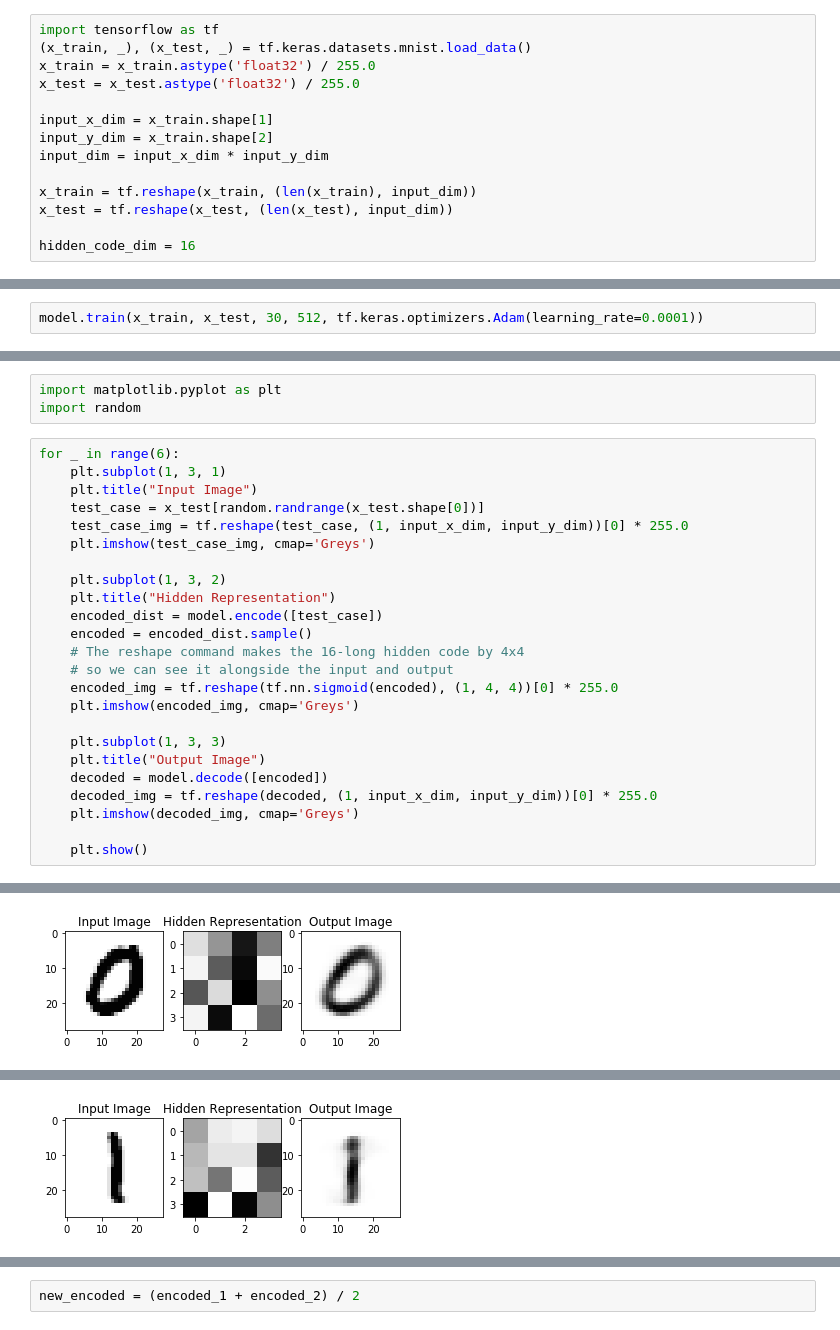
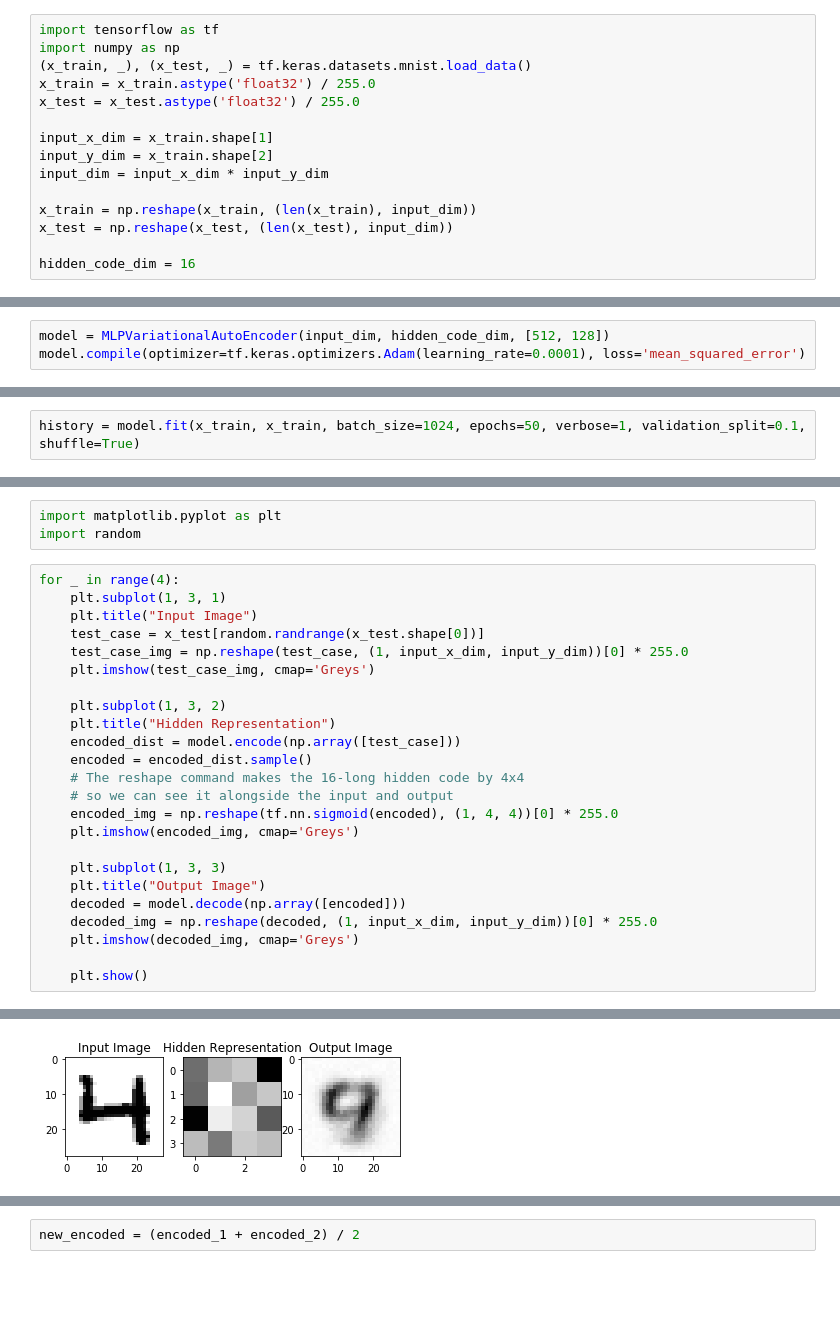
Before and after one commit to max-nathaniel-paul-comps/code-retrieval-and-summarization, a Jupyter notebook: tensorflow_examples/variational_auto_encoder/image_vae_playground.ipynb, the cells around one changed output, grey strips where cells are left out. Saved outputs shown, nothing was run; the diff lists cells and outputs as text; blank space fills up the shorter version.

```diff
--- a/tensorflow_examples/variational_auto_encoder/image_vae_playground.ipynb
+++ b/tensorflow_examples/variational_auto_encoder/image_vae_playground.ipynb
@@ -1,5 +1,6 @@
 # %%
 import tensorflow as tf
+import numpy as np
 (x_train, _), (x_test, _) = tf.keras.datasets.mnist.load_data()
 x_train = x_train.astype('float32') / 255.0
 x_test = x_test.astype('float32') / 255.0
@@ -8,8 +9,8 @@ input_x_dim = x_train.shape[1]
 input_y_dim = x_train.shape[2]
 input_dim = input_x_dim * input_y_dim
 
-x_train = tf.reshape(x_train, (len(x_train), input_dim))
-x_test = tf.reshape(x_test, (len(x_test), input_dim))
+x_train = np.reshape(x_train, (len(x_train), input_dim))
+x_test = np.reshape(x_test, (len(x_test), input_dim))
 
 hidden_code_dim = 16
 # %%
@@ -19,2 +18,3 @@ model = MLPVariationalAutoEncoder(input_dim, hidden_code_dim)
 # %%
-model.train(x_train, x_test, 30, 512, tf.keras.optimizers.Adam(learning_rate=0.0001))
+model = MLPVariationalAutoEncoder(input_dim, hidden_code_dim, [512, 128])
+model.compile(optimizer=tf.keras.optimizers.Adam(learning_rate=0.0001), loss='mean_squared_error')
@@ -38,0 +21,2 @@ Epoch 30 of 30 completed, training loss = 0.06153469905257225, validation loss =
+# %%
+history = model.fit(x_train, x_train, batch_size=1024, epochs=50, verbose=1, validation_split=0.1, shuffle=True)
@@ -40,26 +42,26 @@ Epoch 30 of 30 completed, training loss = 0.06153469905257225, validation loss =
 import matplotlib.pyplot as plt
 import random
 # %%
-for _ in range(6):
+for _ in range(4):
     plt.subplot(1, 3, 1)
     plt.title("Input Image")
     test_case = x_test[random.randrange(x_test.shape[0])]
-    test_case_img = tf.reshape(test_case, (1, input_x_dim, input_y_dim))[0] * 255.0
+    test_case_img = np.reshape(test_case, (1, input_x_dim, input_y_dim))[0] * 255.0
     plt.imshow(test_case_img, cmap='Greys')
 
     plt.subplot(1, 3, 2)
     plt.title("Hidden Representation")
-    encoded_dist = model.encode([test_case])
+    encoded_dist = model.encode(np.array([test_case]))
     encoded = encoded_dist.sample()
     # The reshape command makes the 16-long hidden code by 4x4
     # so we can see it alongside the input and output
-    encoded_img = tf.reshape(tf.nn.sigmoid(encoded), (1, 4, 4))[0] * 255.0
+    encoded_img = np.reshape(tf.nn.sigmoid(encoded), (1, 4, 4))[0] * 255.0
     plt.imshow(encoded_img, cmap='Greys')
 
     plt.subplot(1, 3, 3)
     plt.title("Output Image")
-    decoded = model.decode([encoded])
-    decoded_img = tf.reshape(decoded, (1, input_x_dim, input_y_dim))[0] * 255.0
+    decoded = model.decode(np.array([encoded]))
+    decoded_img = np.reshape(decoded, (1, input_x_dim, input_y_dim))[0] * 255.0
     plt.imshow(decoded_img, cmap='Greys')
 
     plt.show()
@@ -69 +71 @@ for _ in range(6):
-[figure, old version]
+[figure, new version]
@@ -71 +72,0 @@ for _ in range(6):
-[figure, removed]
```
Also changed, not shown: parts of 10 cells of this notebook, 1 other file.
